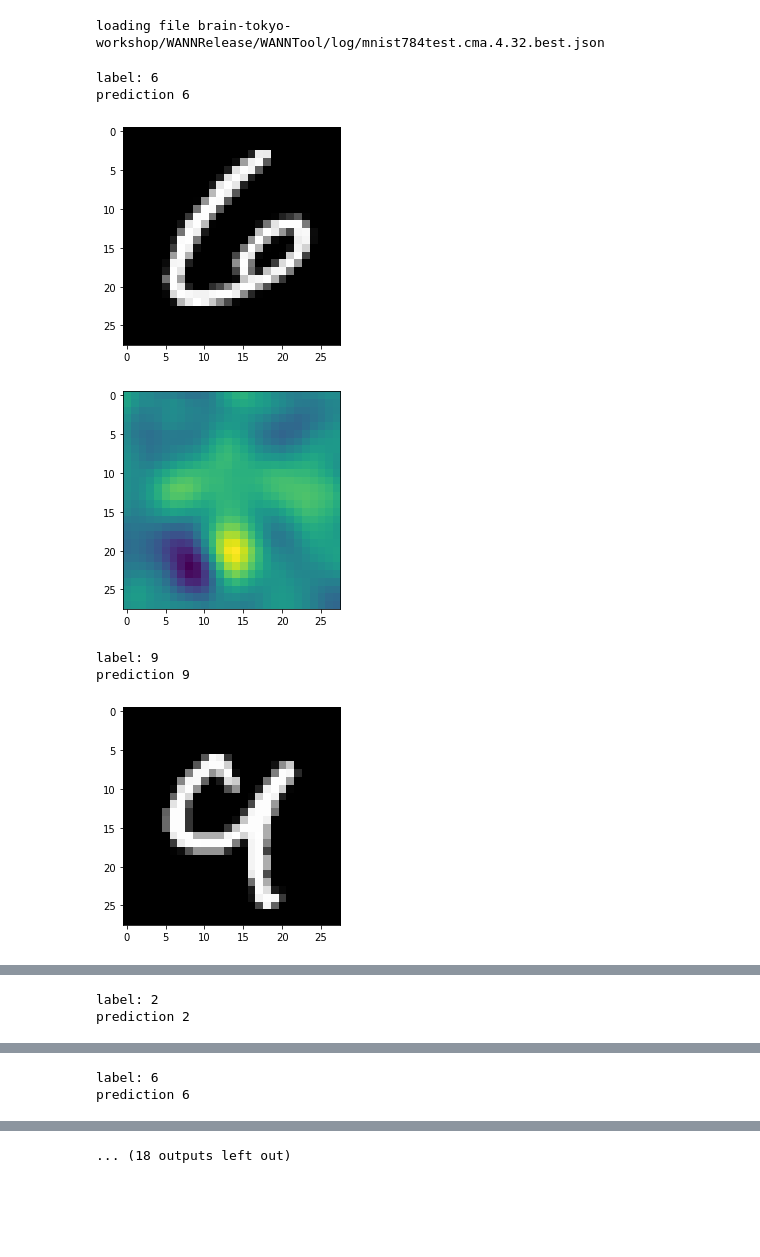
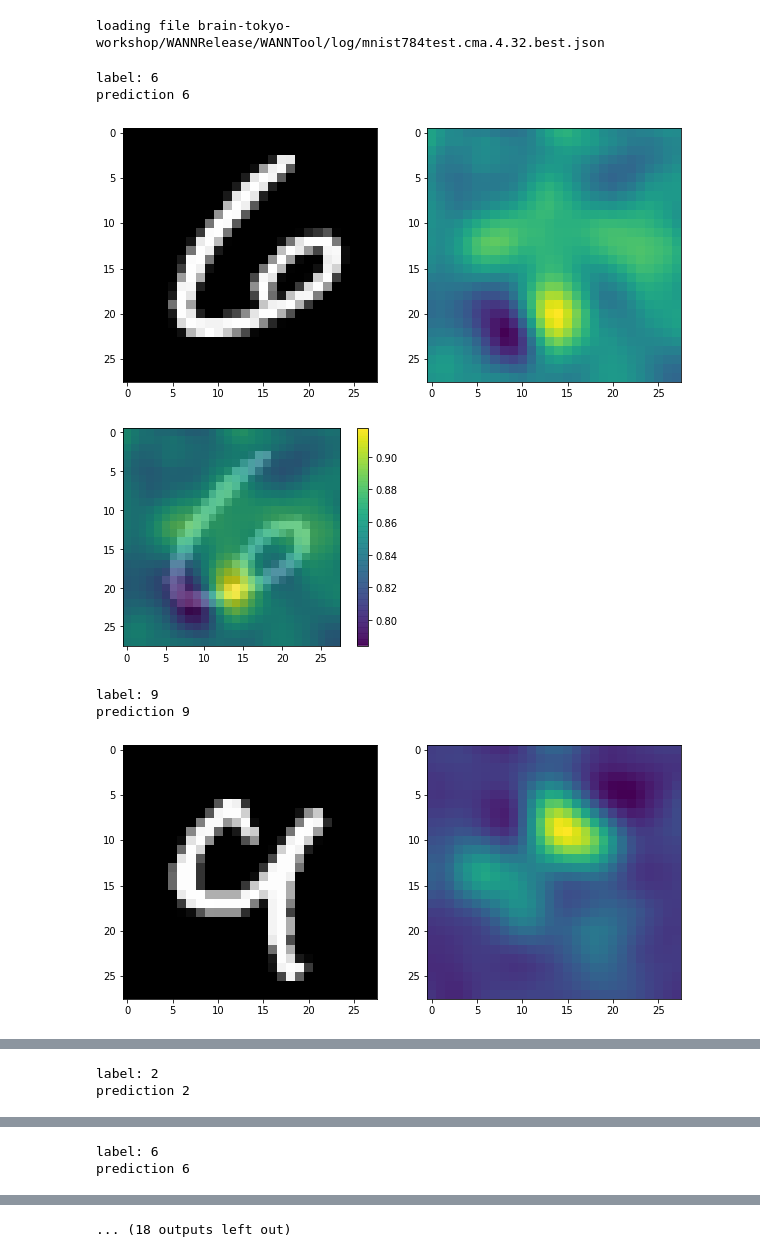
Before and after one commit to fabioanderegg/WANN, a Jupyter notebook: wann/wann28x28-rise.ipynb, the cells around one changed output, grey strips where cells are left out. Drawn from its saved outputs; the diff is of its cells as text; code cells hidden in the pictures; blank space fills up the shorter version.

```diff
--- a/wann/wann28x28-rise.ipynb
+++ b/wann/wann28x28-rise.ipynb
@@ -84,26 +84,32 @@ masks = generate_masks(MASK_COUNT, s, p1, (28, 28))
 # %%
 for index in range(10):
     image = batch[index]
 
     label = model.env.target[model.env.currIndx][index]
     print('label:', label)
 
     baseline = model.get_action([batch[index]])
 
     print('prediction', np.argmax(baseline[0]))
 
     sal = explain(model, image.reshape(28, 28, 1), masks, (28, 28))
 
-    plt.imshow(image.reshape(28, 28), cmap='Greys_r')
+
+    figure, plots = plt.subplots(1, 2, figsize=(10, 5))
+    plots[0].imshow(image.reshape(28, 28), cmap='Greys_r')
+    img = plots[1].imshow(sal[label])
     plt.show()
 
-    img = plt.imshow(sal[label])
+
+    plt.imshow(image.reshape(28, 28), cmap='Greys_r')
+    img = plt.imshow(sal[label], alpha=0.8)
+    plt.colorbar(img)
     plt.show()
 # %% [output]
 label: 6
 prediction 6
-[figure, old version]
+[figure, new version]
-[figure, old version]
+[figure, new version]
 label: 9
 prediction 9
-[figure, old version]
+[figure, new version]
```
Also changed, not shown: parts of 1 cell of this notebook.
